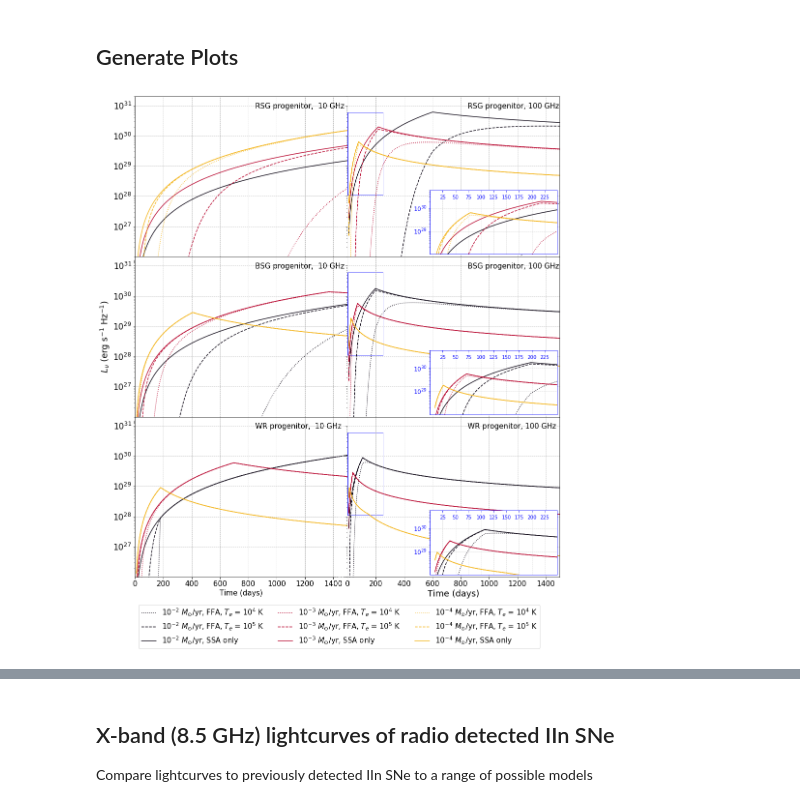
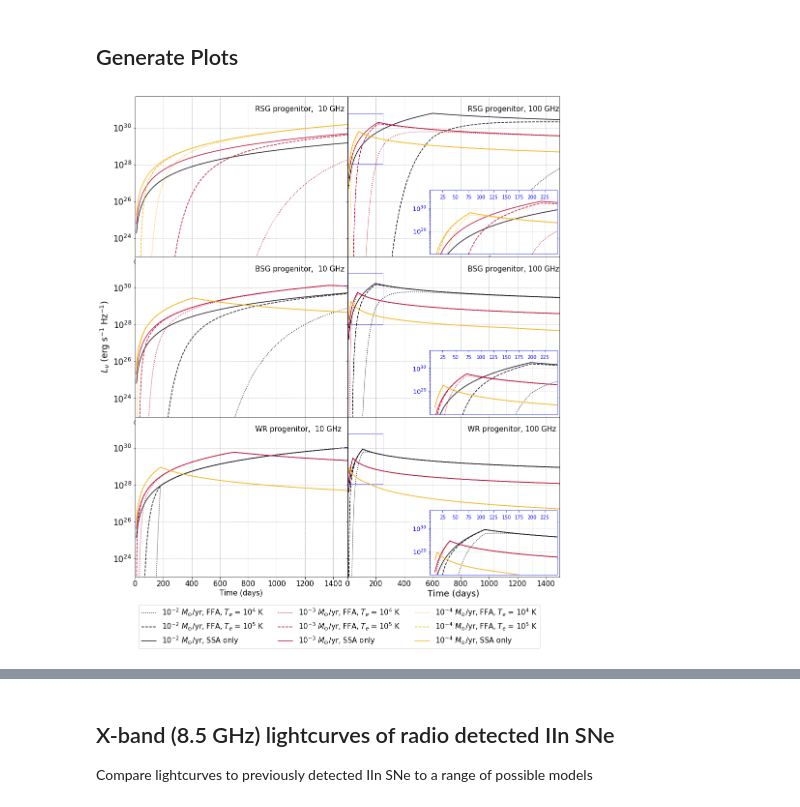
Before and after one commit to nitikayad96/mmbrightsupernovae, a Jupyter notebook: Radio Supernova Lightcurve Predictions.ipynb, the cells around one changed output, grey strips where cells are left out. Cells and saved outputs as stored; diff of their text form; code cells hidden in the pictures.

Commit message:
update figure axes

```diff
--- a/Radio Supernova Lightcurve Predictions.ipynb
+++ b/Radio Supernova Lightcurve Predictions.ipynb
@@ -12,5 +20,5 @@ import cmasher as cmr
 # %%
-save_plots = True
+save_plots = False
 # %%
 # constants
 Msun = 1.99e33 # g
@@ -185,31 +193,29 @@ for q in range(len(prog_models)):
             plt.plot(t/day,np.array(Lv_SSA), label=label,color=color, linestyle='-')
 
         plt.yscale('log')
-        plt.ylim([1e26,2e31])
+        plt.ylim([1e23,5e31])
         plt.xlim([0, np.max(t/day)])
         plt.text(850, 8e30, r'%s progenitor, %3.0f GHz' %(prog_model, nu/1e9), fontsize=15, zorder=10)
 
-        if plt_idx==1:
-            plt.yticks([1e27,1e28,1e29,1e30,1e31],fontsize=17)
+        if plt_idx in [1,3,5]:
+            plt.yticks([1e24,1e26,1e28,1e30],fontsize=17)
+
+        if plt_idx in [2,4]:
+            plt.xticks(color='w')
+            plt.yticks([1e24,1e26,1e28,1e30], color='w')
 
         if plt_idx==3:
-            plt.yticks([1e27,1e28,1e29,1e30,1e31],fontsize=17)
             plt.ylabel(r'$L_{\nu}$ (erg s$^{-1}$ Hz$^{-1}$)', fontsize=18)
-
-        if plt_idx==2 or plt_idx==4:
-            plt.xticks(color='w')
-            plt.yticks(color='w')
 
         if plt_idx==5:
             plt.xlabel('Time (days)', fontsize=15)
             plt.legend(bbox_to_anchor=(0, -0.15), loc='upper left',fontsize=15, ncol=3)
-            plt.yticks([1e27,1e28,1e29,1e30,1e31],fontsize=17)
             plt.xticks(fontsize=15)
 
         if plt_idx==6:
             plt.xlabel('Time (days)', fontsize=18)
             plt.xticks(fontsize=15)
-            plt.yticks(color='w')
+            plt.yticks([1e24,1e26,1e28,1e30], color='w')
 
         plt.grid(axis = 'both', linestyle='--', linewidth=0.75)
 
@@ -229,35 +235,35 @@ for q in range(len(prog_models)):
 
                     Lv = FFA_LC(t, nu, prog_model, Mdot, Te, E, M_ej, n=10, s=2)
                     plt.plot(t/day,np.array(Lv), color=color, linestyle=linestyle)
 
                 Lv_SSA = SSA_LC(t, nu, prog_model, Mdot, E, M_ej, n=10, s=2)
                 plt.plot(t/day,np.array(Lv_SSA), label=label,color=color, linestyle='-')
 
             plt.xlim([0,250])
             plt.ylim([1e28,6e30])
             ax_new.grid(True, linestyle='--', color='lightgrey',linewidth=0.75)
             plt.xticks(np.arange(25,250,25))
             ax_new.xaxis.set_ticks_position('top')
             ax_new.tick_params(axis="x",direction="in", pad=-20, labelsize=10, color='blue', labelcolor='blue')
 
             for spine in ax_new.spines.values():
                 spine.set_edgecolor('blue')
 
             plt.yscale('log')
             plt.yticks([1e29, 1e30])
-            ax_new.tick_params(axis="y", labelsize=12, color='blue', labelcolor='blue')
+            ax_new.tick_params(axis="y", labelsize=13, color='blue', labelcolor='blue')
 
 
 
         plt_idx+=1
 
 plt.tight_layout()
 plt.subplots_adjust(wspace=0, hspace=0)
 if save_plots:
     plt.savefig('paper1_figures/IIn_Ibn_figure.pdf',bbox_inches='tight')
     plt.savefig('paper1_figures/IIn_Ibn_figure.png',bbox_inches='tight')
 # %% [output]
-[figure, old version]
+[figure, new version]
 # %%
 Mdot = 1e-4 * Msun/yr
 Te = 1e4
```
Also changed, not shown: parts of 2 cells of this notebook, 11 other files.
